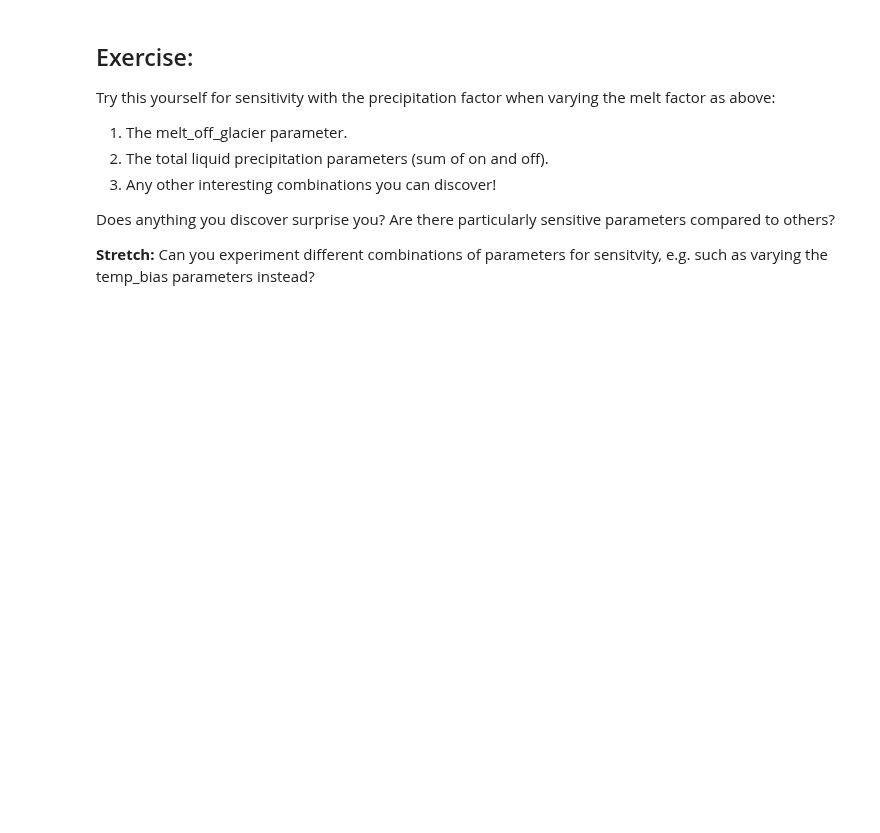
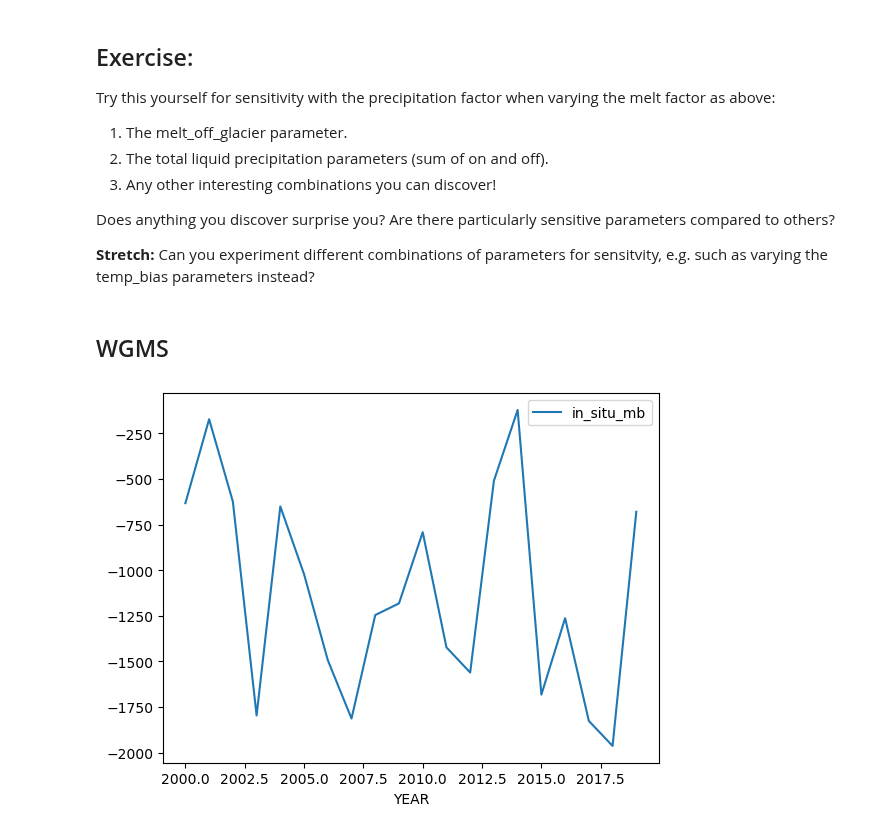
Before and after one commit to OGGM/tutorials, a Jupyter notebook: notebooks/tutorials/runoff_calibration.ipynb, the cells around one changed output. Drawn from its saved outputs; the diff is of its cells as text; code cells hidden in the pictures; blank space fills up the shorter version.

```diff
--- a/notebooks/tutorials/runoff_calibration.ipynb
+++ b/notebooks/tutorials/runoff_calibration.ipynb
@@ -520,3 +528,13 @@ Does anything you discover surprise you?
 Are there particularly sensitive parameters compared to others?
 
 **Stretch:** Can you experiment different combinations of parameters for sensitvity, e.g. such as varying the temp_bias parameters instead?
+# %% [markdown]
+## WGMS
+# %%
+# We start by fetching the observations
+mbdf = gdir_hef.get_ref_mb_data()[['ANNUAL_BALANCE']]
+mbdf.columns = ['in_situ_mb']
+mbdf = mbdf.loc[2000:2019]
+mbdf.plot();
+# %% [output]
+[figure, added]
```
Also changed, not shown: parts of 25 cells of this notebook, 2 other files.
